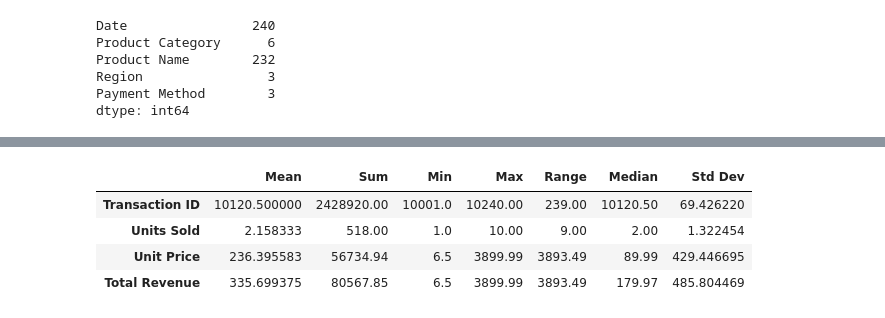
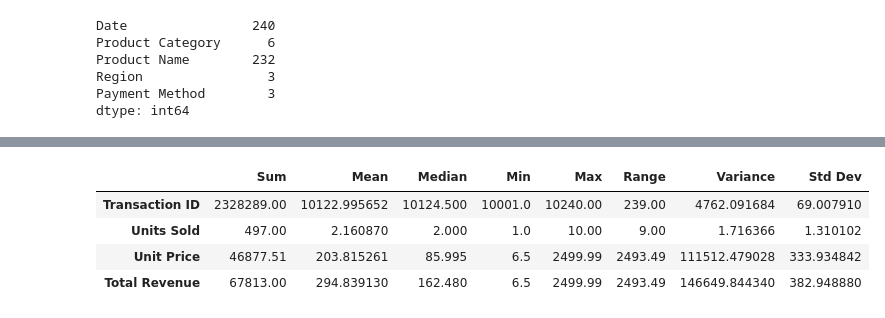
Before and after one commit to chwankai/Online-Sales-Dataset-Analysis, a Jupyter notebook: main.ipynb, the cells around one changed output, grey strips where cells are left out. Drawn from its saved outputs; the diff is of its cells as text; code cells hidden in the pictures.

```diff
--- a/main.ipynb
+++ b/main.ipynb
@@ -65,0 +128,30 @@ dtype: int64
+# %%
+# Remove outliers using Z-score method
+def remove_outliers_zscore(df, group_col, value_col, threshold=3):
+    df_clean = []
+
+    for category, group in df.groupby(group_col):
+        z_scores = np.abs(zscore(group[value_col]))
+        clean_group = group[z_scores <= threshold]
+        df_clean.append(clean_group)
+
+    return pd.concat(df_clean)
+
+# Remove outliers for 'Unit Price'
+df_no_unitprice_outliers = remove_outliers_zscore(
+    df,
+    group_col='Product Category',
+    value_col='Unit Price',
+    threshold=3
+)
+
+# Remove outliers for 'Total Revenue'
+df = remove_outliers_zscore(
+    df_no_unitprice_outliers,
+    group_col='Product Category',
+    value_col='Total Revenue',
+    threshold=3
+)
+
+# Display shape after removing outliers
+print("After removing outliers:", df.shape)
@@ -75,10 +169,4 @@ df.loc[df["Total Revenue"] != df["Calculated Total"], "Total Revenue"] = df["Cal
 
 # Drop helper column
 df.drop(columns=["Calculated Total"], inplace=True)
-# %%
-# Check duplicates
-df.duplicated().sum()
-
-# Remove duplicate rows
-df.drop_duplicates(inplace=True)
 # %%
@@ -128,19 +208,21 @@ memory usage: 19.8+ KB
 numeric_df = df.select_dtypes(include=["int64", "float64"])
 # %%
 stats_summary = pd.DataFrame({
+    "Sum": numeric_df.sum(),
     "Mean": numeric_df.mean(),
-    "Sum": numeric_df.sum(),
+    "Median": numeric_df.median(),
     "Min": numeric_df.min(),
     "Max": numeric_df.max(),
     "Range": numeric_df.max() - numeric_df.min(),
-    "Median": numeric_df.median(),
+    "Variance": numeric_df.var(),
     "Std Dev": numeric_df.std()
 })
 
+# display
 stats_summary
 # %% [output]
-|  | Mean | Sum | Min | Max | Range | Median | Std Dev |
-| Transaction ID | 10120.500000 | 2428920.00 | 10001.0 | 10240.00 | 239.00 | 10120.50 | 69.426220 |
-| Units Sold | 2.158333 | 518.00 | 1.0 | 10.00 | 9.00 | 2.00 | 1.322454 |
-| Unit Price | 236.395583 | 56734.94 | 6.5 | 3899.99 | 3893.49 | 89.99 | 429.446695 |
-| Total Revenue | 335.699375 | 80567.85 | 6.5 | 3899.99 | 3893.49 | 179.97 | 485.804469 |
+|  | Sum | Mean | Median | Min | Max | Range | Variance | Std Dev |
+| Transaction ID | 2328289.00 | 10122.995652 | 10124.500 | 10001.0 | 10240.00 | 239.00 | 4762.091684 | 69.007910 |
+| Units Sold | 497.00 | 2.160870 | 2.000 | 1.0 | 10.00 | 9.00 | 1.716366 | 1.310102 |
+| Unit Price | 46877.51 | 203.815261 | 85.995 | 6.5 | 2499.99 | 2493.49 | 111512.479028 | 333.934842 |
+| Total Revenue | 67813.00 | 294.839130 | 162.480 | 6.5 | 2499.99 | 2493.49 | 146649.844340 | 382.948880 |
```
Also changed, not shown: parts of 33 cells of this notebook, 2 other files.
